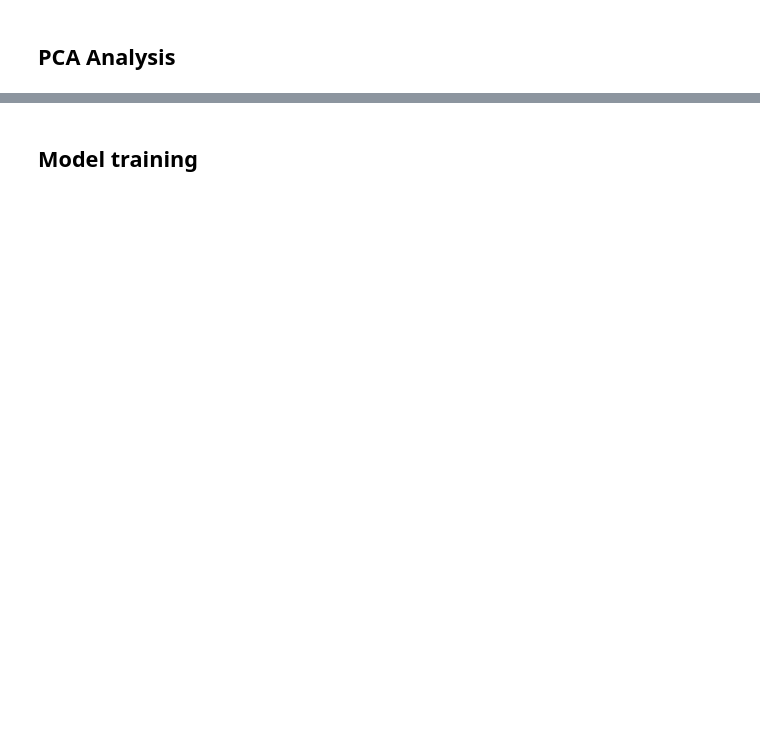
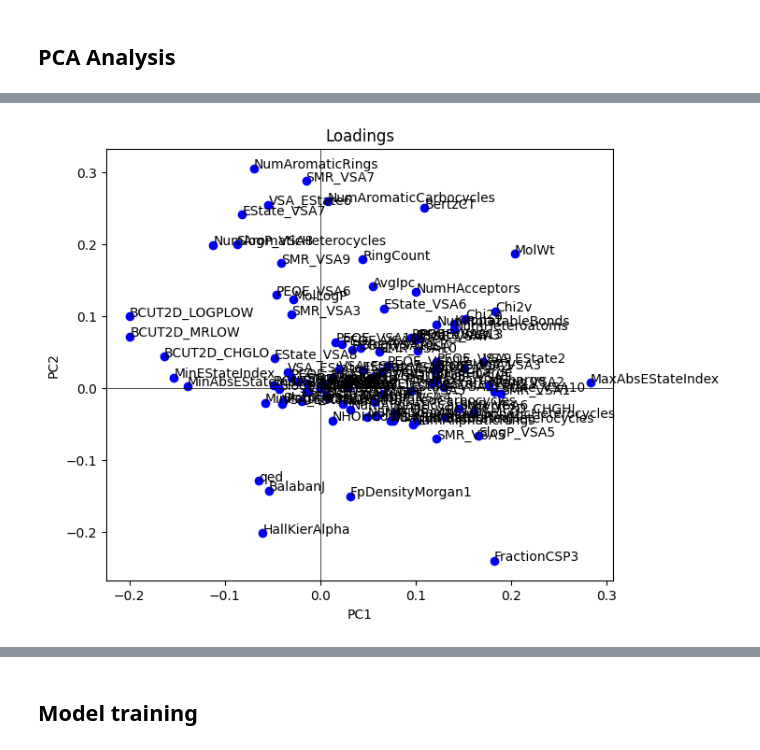
Before and after one commit to jespervh19/8CC00Code, a Jupyter notebook: GroupAssignment/Group_assignment_notebook.ipynb, the cells around one changed output, grey strips where cells are left out. Drawn from its saved outputs; the diff is of its cells as text; code cells hidden in the pictures; blank space fills up the shorter version.

```diff
--- a/GroupAssignment/Group_assignment_notebook.ipynb
+++ b/GroupAssignment/Group_assignment_notebook.ipynb
@@ -166,0 +69,4 @@ Length: 179, dtype: float64
+# %%
+analysis.plot_loadings(descriptors, num_components)
+# %% [output]
+[figure, added]
```
Also changed, not shown: parts of 34 cells of this notebook, 13 other files.
